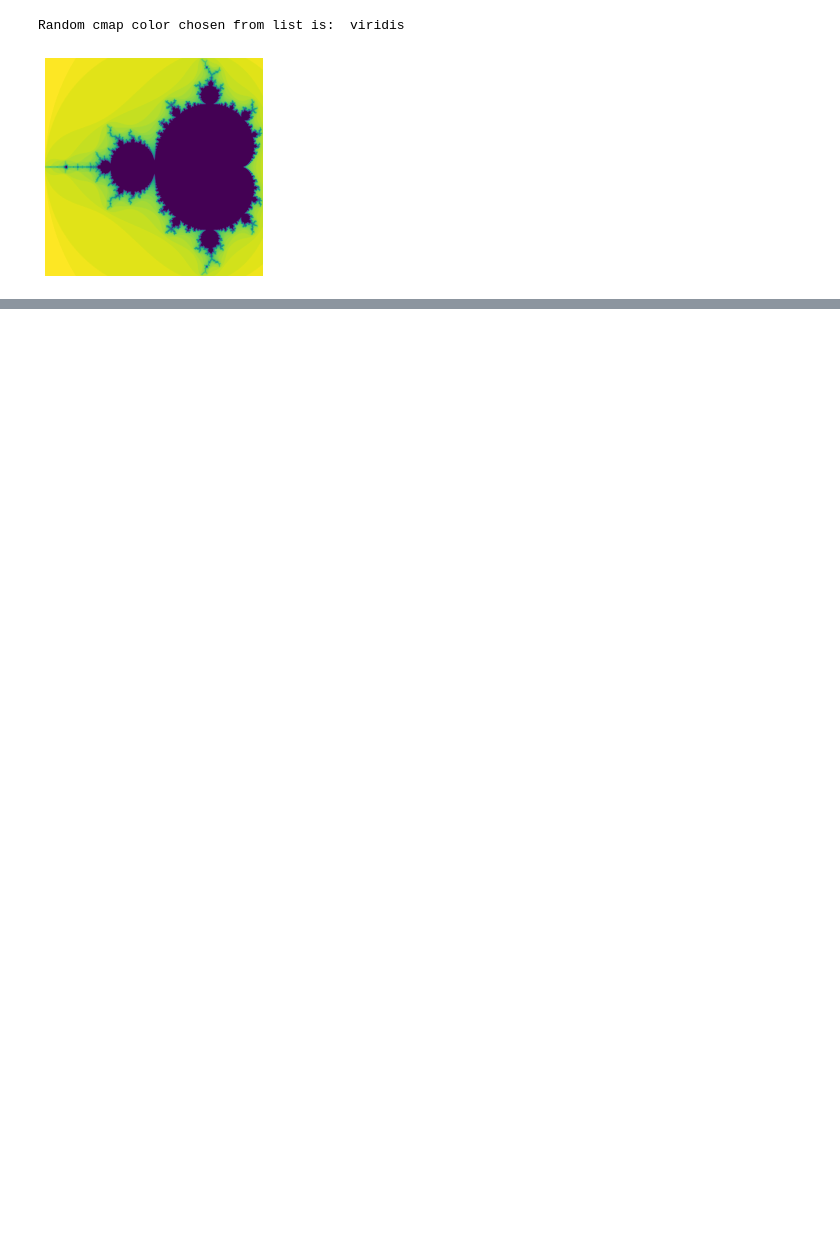
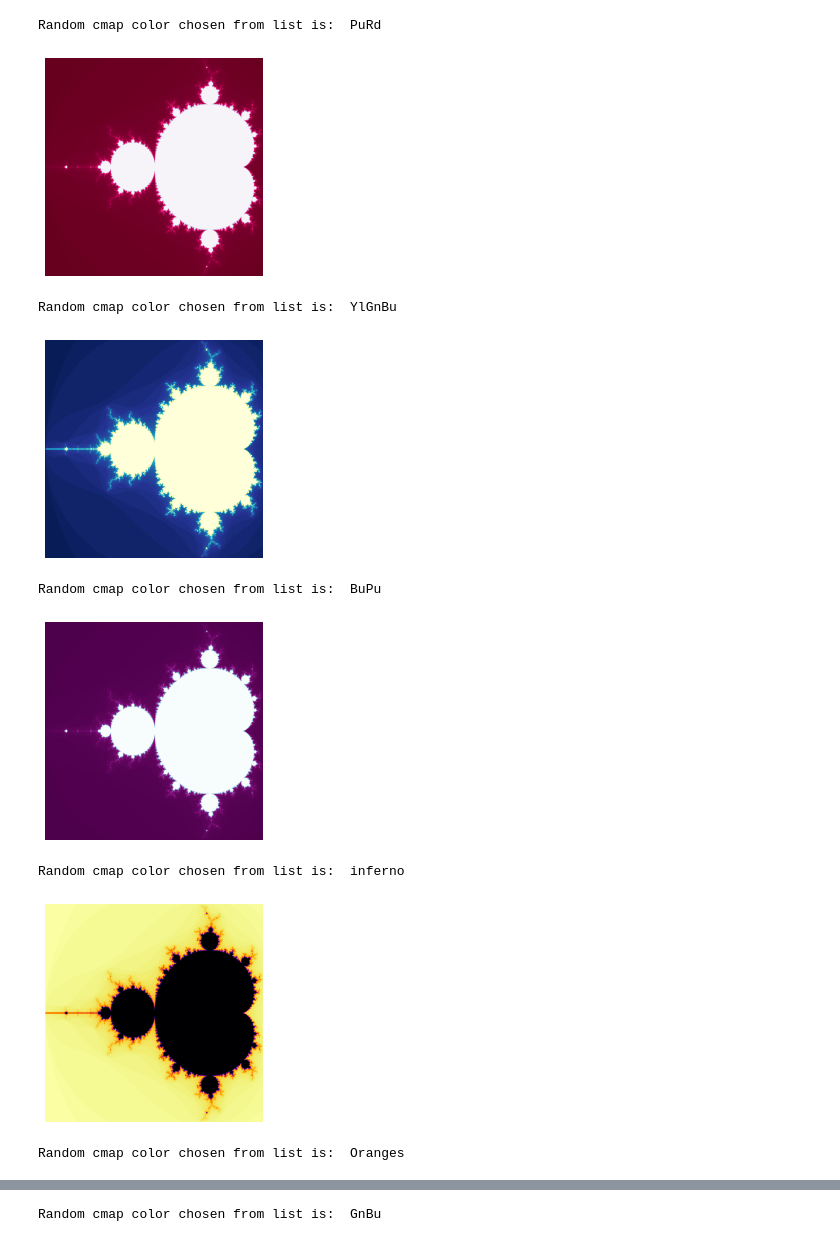
Before and after one commit to se7enack/visual, a Jupyter notebook: fractals.ipynb, the cells around one changed output, grey strips where cells are left out. Cells and saved outputs as stored; diff of their text form; code cells hidden in the pictures; blank space fills up the shorter version.

```diff
--- a/fractals.ipynb
+++ b/fractals.ipynb
@@ -1,41 +1,53 @@
 # %%
 #!/usr/bin/env python3
 
 import matplotlib.pyplot as plt
 import numpy as np
 import random
 from random import randrange
 
-def get_iter(c:complex, thresh:int = 4, max_steps:int = 25) -> int:
-    z=c
-    i=1
-    while i<max_steps and (z*z.conjugate()).real<thresh:
-        z=z*z +c
-        i+=1
-    return i
+def loop():
+    def get_iter(c:complex, thresh:int = 4, max_steps:int = 25) -> int:
+        z=c
+        i=1
+        while i<max_steps and (z*z.conjugate()).real<thresh:
+            z=z*z +c
+            i+=1
+        return i
 
-def plotter(n, thresh, max_steps=25):
-    mx = 2.48 / (n-1)
-    my = 2.26 / (n-1)
-    mapper = lambda x,y: (mx*x - 2, my*y - 1.13)
-    img=np.full((n,n), 256)
-    for x in range(n):
-        for y in range(n):
-            it = get_iter(complex(*mapper(x,y)), thresh=thresh, max_steps=max_steps)
-            img[y][x] = 255 - it
-    return img
+    def plotter(n, thresh, max_steps=25):
+        mx = 2.48 / (n-1)
+        my = 2.26 / (n-1)
+        mapper = lambda x,y: (mx*x - 2, my*y - 1.13)
+        img=np.full((n,n), 256)
+        for x in range(n):
+            for y in range(n):
+                it = get_iter(complex(*mapper(x,y)), thresh=thresh, max_steps=max_steps)
+                img[y][x] = 255 - it
+        return img
 
-cmaps=['viridis', 'plasma', 'inferno', 'magma', 'cividis', 'Greys', 'Purples', 'Blues', 'Greens', 'Oranges', \
-'Reds', 'YlOrBr', 'YlOrRd', 'OrRd', 'PuRd', 'RdPu', 'BuPu', 'GnBu', 'PuBu', 'YlGnBu', 'PuBuGn', 'BuGn', 'YlGn']
+    cmaps=['viridis', 'plasma', 'inferno', 'magma', 'cividis', 'Greys', 'Purples', 'Blues', 'Greens', 'Oranges', \
+    'Reds', 'YlOrBr', 'YlOrRd', 'OrRd', 'PuRd', 'RdPu', 'BuPu', 'GnBu', 'PuBu', 'YlGnBu', 'PuBuGn', 'BuGn', 'YlGn']
 
-cmap=random.choice(cmaps)
+    cmap=random.choice(cmaps)
 
-print("Random cmap color chosen from list is: ", cmap)
-n = randrange(2000)
-img = plotter(n, thresh=4, max_steps=randrange(150))
-plt.imshow(img, cmap=cmap)
-plt.axis("off")
-plt.show()
+    print("Random cmap color chosen from list is: ", cmap)
+    n = randrange(2000)
+    img = plotter(n, thresh=4, max_steps=randrange(255))
+    plt.imshow(img, cmap=cmap)
+    plt.axis("off")
+    plt.savefig(cmap + str(n) +".png")
+    plt.show()
+    loop()
+
+loop()
 # %% [output]
-Random cmap color chosen from list is:  viridis
+Random cmap color chosen from list is:  PuRd
-[figure, old version]
+[figure, new version]
+Random cmap color chosen from list is:  YlGnBu
+[figure, added]
+Random cmap color chosen from list is:  BuPu
+[figure, added]
+Random cmap color chosen from list is:  inferno
+[figure, added]
+Random cmap color chosen from list is:  Oranges
@@ -41,0 +55 @@ Random cmap color chosen from list is:  viridis
+Random cmap color chosen from list is:  GnBu
```
Also changed, not shown: parts of 1 cell of this notebook.
